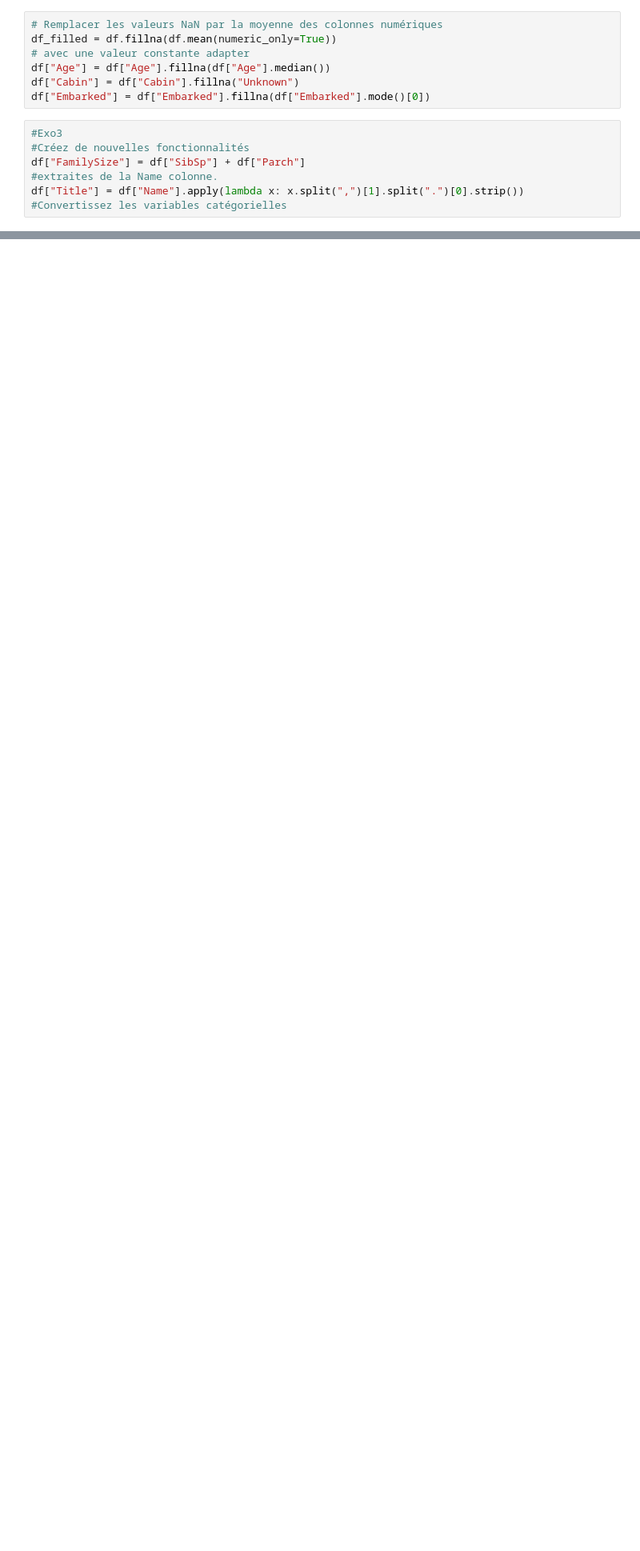
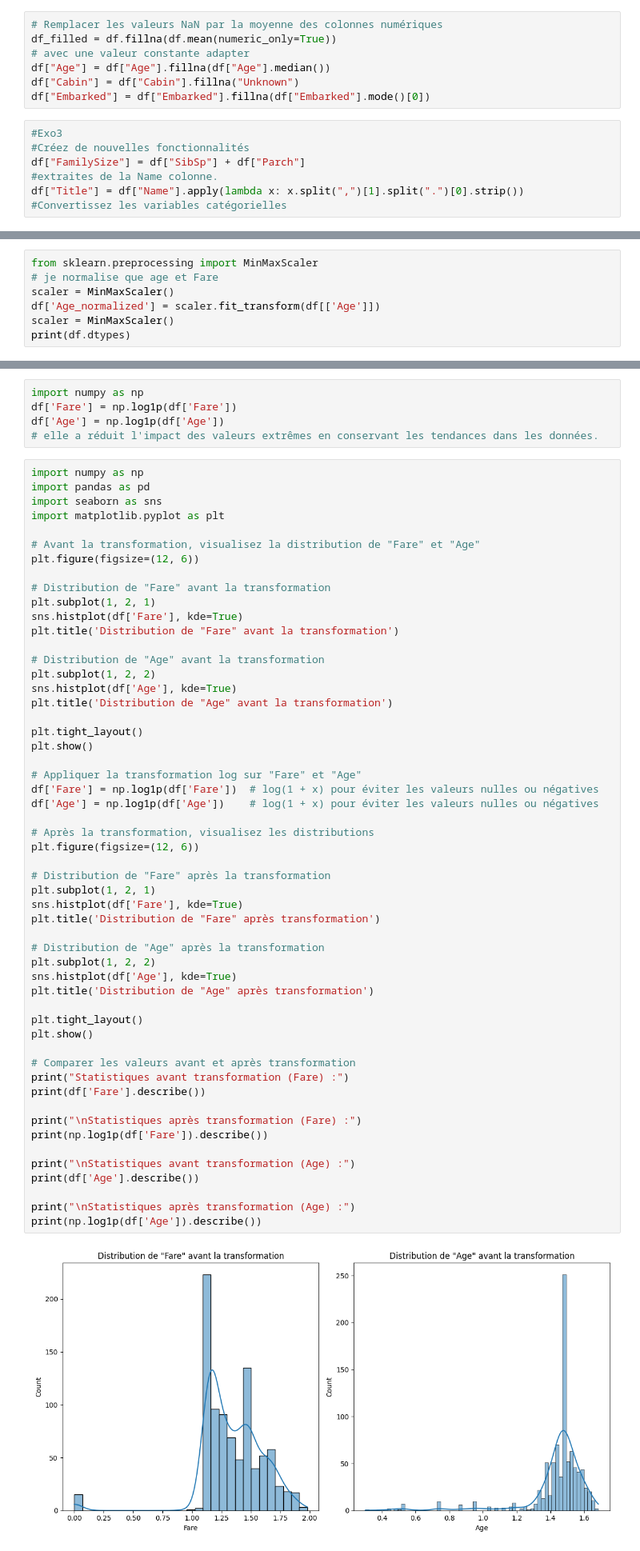
Before and after one commit to imajdadi/GenAiMachineBootcamp, a Jupyter notebook: GenAiMachineBootcamp/Week2/Day3/Exo/Exo.ipynb, the cells around one changed output, grey strips where cells are left out. Shown: that part at 80% size. Saved outputs shown, nothing was run; the diff lists cells and outputs as text; blank space fills up the shorter version.

```diff
--- a/GenAiMachineBootcamp/Week2/Day3/Exo/Exo.ipynb
+++ b/GenAiMachineBootcamp/Week2/Day3/Exo/Exo.ipynb
@@ -94,0 +111,7 @@ Index(['Name', 'Sex', 'Ticket', 'Cabin', 'Embarked'], dtype='object')
+# %%
+from sklearn.preprocessing import MinMaxScaler
+# je normalise que age et Fare
+scaler = MinMaxScaler()
+df['Age_normalized'] = scaler.fit_transform(df[['Age']])
+scaler = MinMaxScaler()
+print(df.dtypes)
@@ -94,0 +180,61 @@ Index(['Name', 'Sex', 'Ticket', 'Cabin', 'Embarked'], dtype='object')
+# %%
+import numpy as np
+df['Fare'] = np.log1p(df['Fare'])
+df['Age'] = np.log1p(df['Age'])
+# elle a réduit l'impact des valeurs extrêmes en conservant les tendances dans les données.
+# %%
+import numpy as np
+import pandas as pd
+import seaborn as sns
+import matplotlib.pyplot as plt
+
+# Avant la transformation, visualisez la distribution de "Fare" et "Age"
+plt.figure(figsize=(12, 6))
+
+# Distribution de "Fare" avant la transformation
+plt.subplot(1, 2, 1)
+sns.histplot(df['Fare'], kde=True)
+plt.title('Distribution de "Fare" avant la transformation')
+
+# Distribution de "Age" avant la transformation
+plt.subplot(1, 2, 2)
+sns.histplot(df['Age'], kde=True)
+plt.title('Distribution de "Age" avant la transformation')
+
+plt.tight_layout()
+plt.show()
+
+# Appliquer la transformation log sur "Fare" et "Age"
+df['Fare'] = np.log1p(df['Fare'])  # log(1 + x) pour éviter les valeurs nulles ou négatives
+df['Age'] = np.log1p(df['Age'])    # log(1 + x) pour éviter les valeurs nulles ou négatives
+
+# Après la transformation, visualisez les distributions
+plt.figure(figsize=(12, 6))
+
+# Distribution de "Fare" après la transformation
+plt.subplot(1, 2, 1)
+sns.histplot(df['Fare'], kde=True)
+plt.title('Distribution de "Fare" après transformation')
+
+# Distribution de "Age" après la transformation
+plt.subplot(1, 2, 2)
+sns.histplot(df['Age'], kde=True)
+plt.title('Distribution de "Age" après transformation')
+
+plt.tight_layout()
+plt.show()
+
+# Comparer les valeurs avant et après transformation
+print("Statistiques avant transformation (Fare) :")
+print(df['Fare'].describe())
+
+print("\nStatistiques après transformation (Fare) :")
+print(np.log1p(df['Fare']).describe())
+
+print("\nStatistiques avant transformation (Age) :")
+print(df['Age'].describe())
+
+print("\nStatistiques après transformation (Age) :")
+print(np.log1p(df['Age']).describe())
+# %% [output]
+[figure, added]
```
Also changed, not shown: parts of 5 cells of this notebook.
